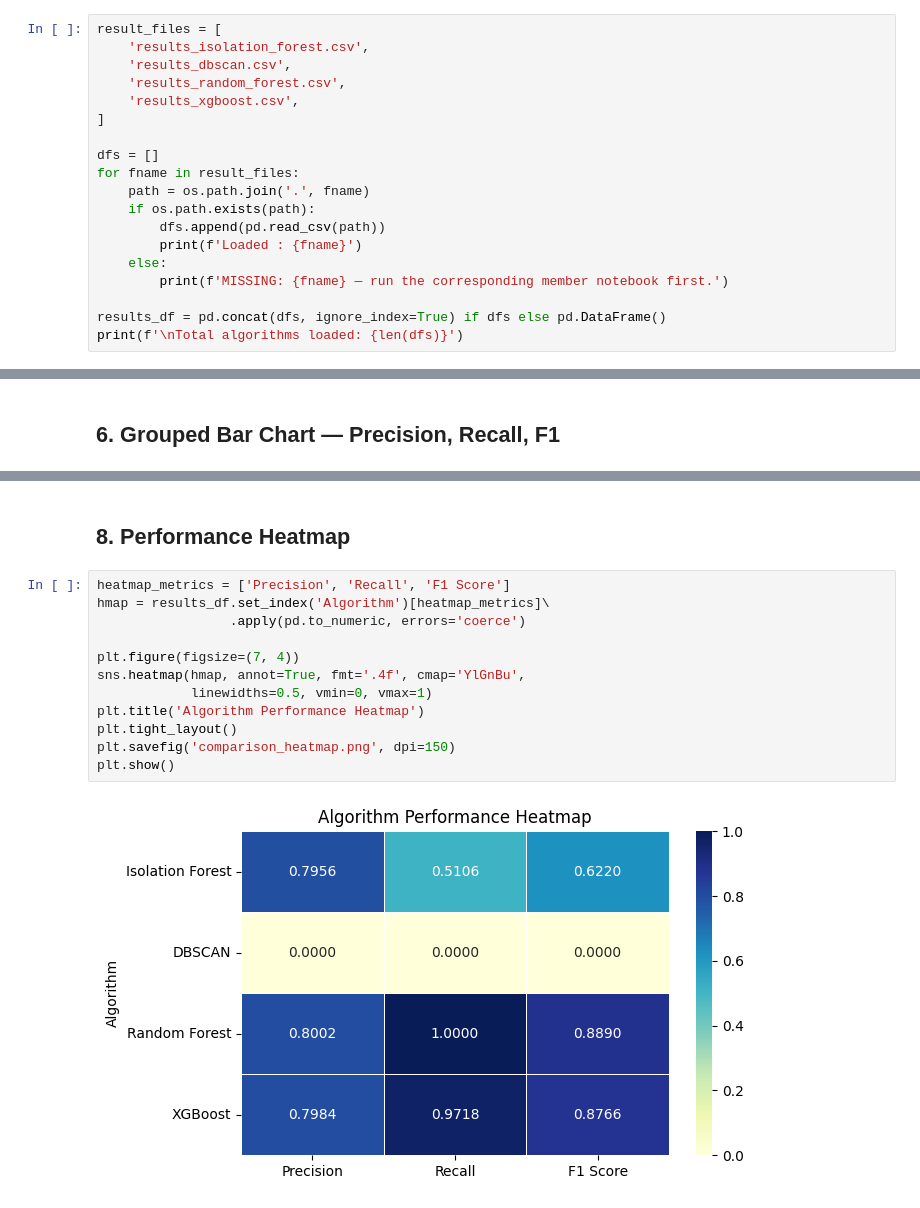
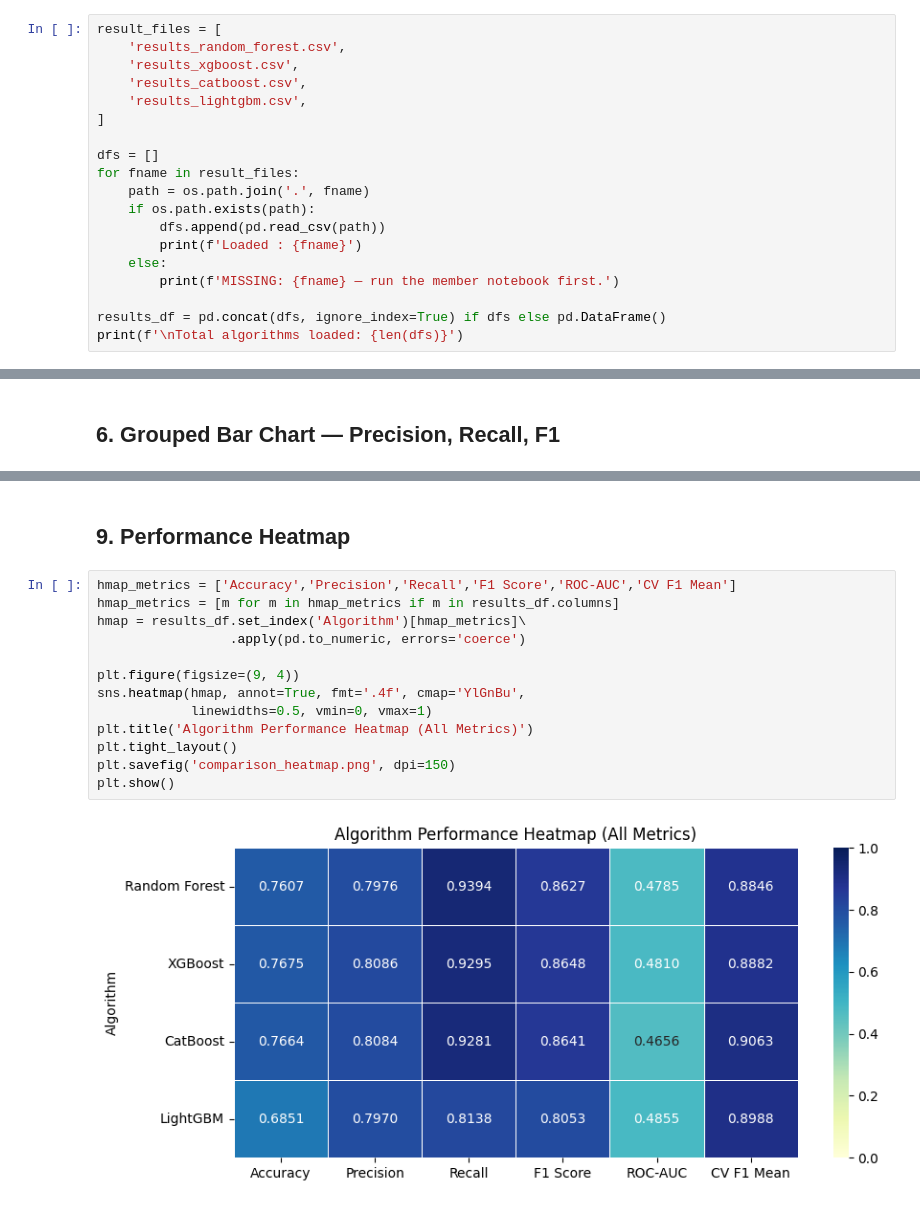
Before and after one commit to charindu17/NSL-KDD-Anomaly-Detection-ML-Assignment, a Jupyter notebook: comparison/05_model_comparison.ipynb, the cells around one changed output, grey strips where cells are left out. Drawn from its saved outputs; the diff is of its cells as text.

```diff
--- a/comparison/05_model_comparison.ipynb
+++ b/comparison/05_model_comparison.ipynb
@@ -24,9 +28,9 @@ Libraries loaded.
 # %%
 result_files = [
-    'results_isolation_forest.csv',
-    'results_dbscan.csv',
     'results_random_forest.csv',
     'results_xgboost.csv',
+    'results_catboost.csv',
+    'results_lightgbm.csv',
 ]
 
 dfs = []
@@ -36,7 +40,7 @@ for fname in result_files:
         dfs.append(pd.read_csv(path))
         print(f'Loaded : {fname}')
     else:
-        print(f'MISSING: {fname} — run the corresponding member notebook first.')
+        print(f'MISSING: {fname} — run the member notebook first.')
 
 results_df = pd.concat(dfs, ignore_index=True) if dfs else pd.DataFrame()
 print(f'\nTotal algorithms loaded: {len(dfs)}')
@@ -174,17 +201,18 @@ else:
 # %% [markdown]
-## 8. Performance Heatmap
+## 9. Performance Heatmap
 # %%
-heatmap_metrics = ['Precision', 'Recall', 'F1 Score']
-hmap = results_df.set_index('Algorithm')[heatmap_metrics]\
+hmap_metrics = ['Accuracy','Precision','Recall','F1 Score','ROC-AUC','CV F1 Mean']
+hmap_metrics = [m for m in hmap_metrics if m in results_df.columns]
+hmap = results_df.set_index('Algorithm')[hmap_metrics]\
                  .apply(pd.to_numeric, errors='coerce')
 
-plt.figure(figsize=(7, 4))
+plt.figure(figsize=(9, 4))
 sns.heatmap(hmap, annot=True, fmt='.4f', cmap='YlGnBu',
             linewidths=0.5, vmin=0, vmax=1)
-plt.title('Algorithm Performance Heatmap')
+plt.title('Algorithm Performance Heatmap (All Metrics)')
 plt.tight_layout()
 plt.savefig('comparison_heatmap.png', dpi=150)
 plt.show()
 # %% [output]
-[figure, old version]
+[figure, new version]
 # %% [markdown]
```
Also changed, not shown: parts of 19 cells of this notebook, 9 other files.
